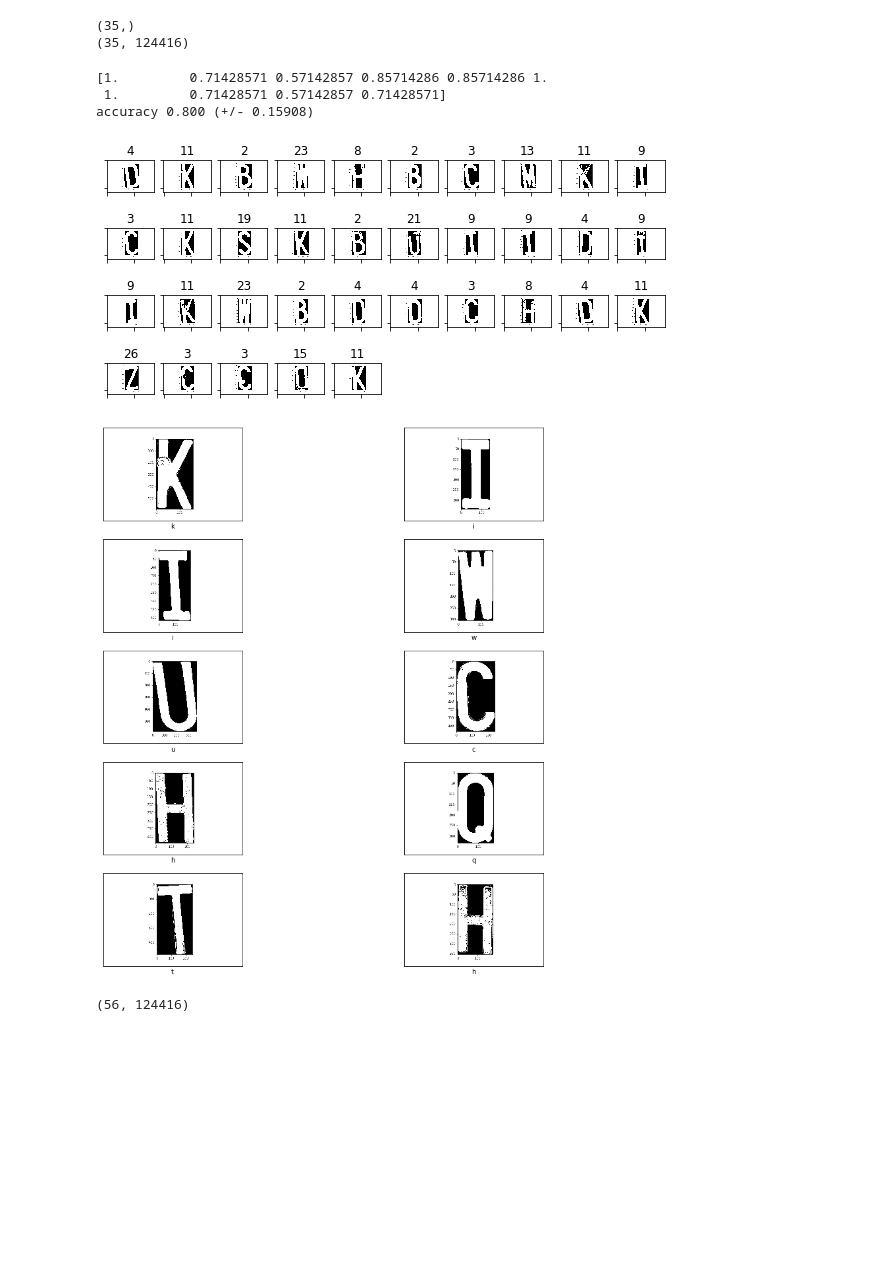
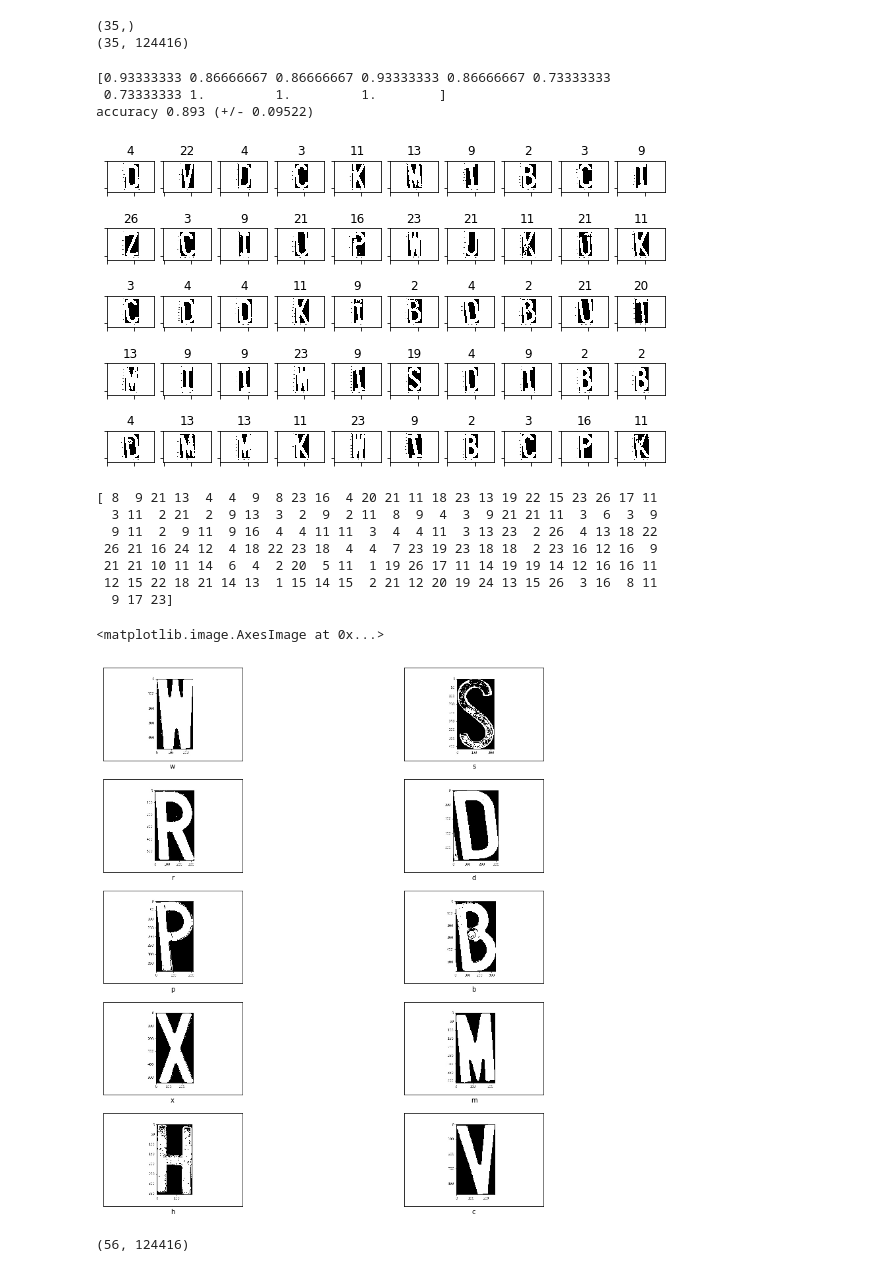
Before and after one commit to AlvaroCarrizales/Proyecto_inteligencia_artificial, a Jupyter notebook: entrenamientoDiccionario.ipynb, the cells around one changed output. Saved outputs shown, nothing was run; the diff lists cells and outputs as text; code cells hidden in the pictures; blank space fills up the shorter version.

```diff
--- a/entrenamientoDiccionario.ipynb
+++ b/entrenamientoDiccionario.ipynb
@@ -12,15 +12,15 @@ from tensorflow import keras
 y=[]
 X=np.empty((0,288*432), int)
 X1=np.empty((0,288*432), int)
-for punt in range(0,80):
-  if punt < 70:
+for punt in range(0,147):
+  if punt < 147:
     directorio="L%d.jpg" % (punt+1)
     a=cv2.imread(directorio)
     rgB=np.matrix(a[:,:,0])
     vector=np.reshape(rgB,(1,288*432))
     X=np.append(X,vector,axis=0)
 print(X.shape)
-y1 = [8,9,21,13,4,4,9,8,23,16,4,20,21,11,18,23,13,19,22,15,23,26,17,11,3,11,2,21,2,9,13,3,2,9,2,11,8,9,4,3,9,21,21,11,3,6,3,9,9,11,2,9,11,9,16,4,4,11,11,3,4,4,11,3,13,23,2,26,4,13]
+y1 = [8,9,21,13,4,4,9,8,23,16,4,20,21,11,18,23,13,19,22,15,23,26,17,11,3,11,2,21,2,9,13,3,2,9,2,11,8,9,4,3,9,21,21,11,3,6,3,9,9,11,2,9,11,9,16,4,4,11,11,3,4,4,11,3,13,23,2,26,4,13,18,22,26,21,16,24,12,4,18,22,23,18,4,4,7,23,19,23,18,18,2,23,16,12,16,9,21,21,10,11,14,6,4,2,20,5,11,1,19,26,17,11,14,19,19,14,12,16,16,11,12,15,22,18,21,14,13,1,15,14,15,2,21,12,20,19,24,13,15,26,3,16,8,11,9,17,23]
 yy = np.array(y1)
 print(yy.shape)
 # %% [output]
@@ -45,12 +45,12 @@ def plot_train_test(estimator, Xtr, Xts, ytr, yts, alpha=.5):
     plt.subplot(122)
     plt.title("TEST accuracy %.3f"%estimator.score(Xts, yts))
 # %%
-from sklearn.naive_bayes import GaussianNB
-from sklearn.model_selection import train_test_split
-est = GaussianNB()
-Xtr, Xts, ytr, yts = train_test_split(X,yy, test_size=.5)
-print(yts.shape)
-print(Xts.shape)
+#from sklearn.naive_bayes import GaussianNB
+#from sklearn.model_selection import train_test_split
+#est = GaussianNB()
+#Xtr, Xts, ytr, yts = train_test_split(X,yy, test_size=.5)
+#print(yts.shape)
+#print(Xts.shape)
 # %% [output]
 (35,)
 (35, 124416)
@@ -63,9 +63,9 @@ s = cross_val_score(est, X, yy, cv=KFold(10, shuffle=True), scoring=make_scorer(
 print(s)
 print( "accuracy %.3f (+/- %.5f)"%(np.mean(s), np.std(s)))
 # %% [output]
-[1.         0.71428571 0.57142857 0.85714286 0.85714286 1.
- 1.         0.71428571 0.57142857 0.71428571]
-accuracy 0.800 (+/- 0.15908)
+[0.93333333 0.86666667 0.86666667 0.93333333 0.86666667 0.73333333
+ 0.73333333 1.         1.         1.        ]
+accuracy 0.893 (+/- 0.09522)
 # %%
 perm = np.random.permutation(range(Xts.shape[0]))[0:50]
 #print X.shape[0]
@@ -80,25 +80,39 @@ for i in range(random_imgs.shape[0]):
     ax.set_xticklabels([])
     ax.set_yticklabels([])
 # %% [output]
-[figure, old version]
+[figure, new version]
 # %%
 from sklearn.naive_bayes import GaussianNB
 from sklearn.model_selection import train_test_split
 est = GaussianNB()
 est.fit(X,yy)
 predictions = est.predict(X)
+print(predictions)
 Xtr, Xts, ytr, yts = train_test_split(X,yy, test_size=.8)
 class_names = ['a', 'b', 'c', 'd', 'e', 'f', 'g', 'h', 'i' ,'j', 'k', 'l', 'm', 'n', 'o', 'p', 'q', 'r', 's', 't', 'u', 'v', 'w', 'x', 'y', 'z']
 plt.figure(figsize=(15,15))
 for i in range(10):
     plt.subplot(5,2,i+1)
     plt.xticks([])
     plt.yticks([])
     plt.grid(False)
     plt.imshow(Xts[i].reshape(288,432), interpolation="nearest", cmap = plt.cm.Greys_r)
     plt.xlabel(class_names[yts[i]-1])
+
+aa=cv2.imread("L80.jpg")
+rggB=np.matrix(aa[:,:,0])
+vectorr=np.reshape(rggB,(1,288*432))
+plt.imshow(vectorr.reshape(288,432), interpolation="nearest", cmap = plt.cm.Greys_r)
 # %% [output]
+[ 8  9 21 13  4  4  9  8 23 16  4 20 21 11 18 23 13 19 22 15 23 26 17 11
+  3 11  2 21  2  9 13  3  2  9  2 11  8  9  4  3  9 21 21 11  3  6  3  9
+  9 11  2  9 11  9 16  4  4 11 11  3  4  4 11  3 13 23  2 26  4 13 18 22
+ 26 21 16 24 12  4 18 22 23 18  4  4  7 23 19 23 18 18  2 23 16 12 16  9
+ 21 21 10 11 14  6  4  2 20  5 11  1 19 26 17 11 14 19 19 14 12 16 16 11
+ 12 15 22 18 21 14 13  1 15 14 15  2 21 12 20 19 24 13 15 26  3 16  8 11
+  9 17 23]
+<matplotlib.image.AxesImage at 0x...>
-[figure, old version]
+[figure, new version]
 # %%
 Xts.shape
 # %% [output]
```
Also changed, not shown: parts of 1 cell of this notebook.
